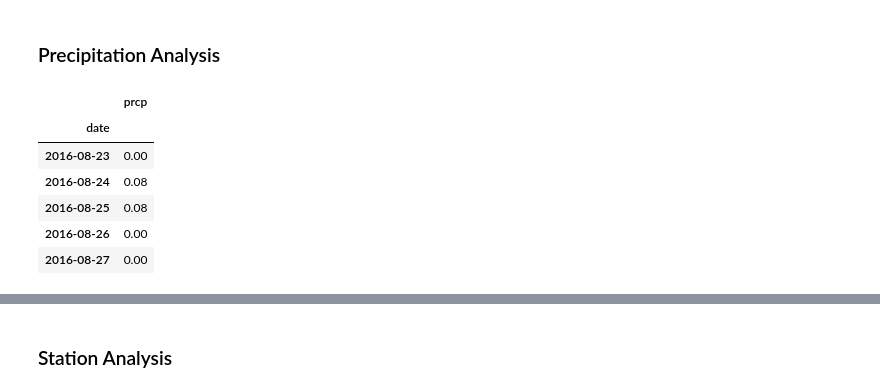
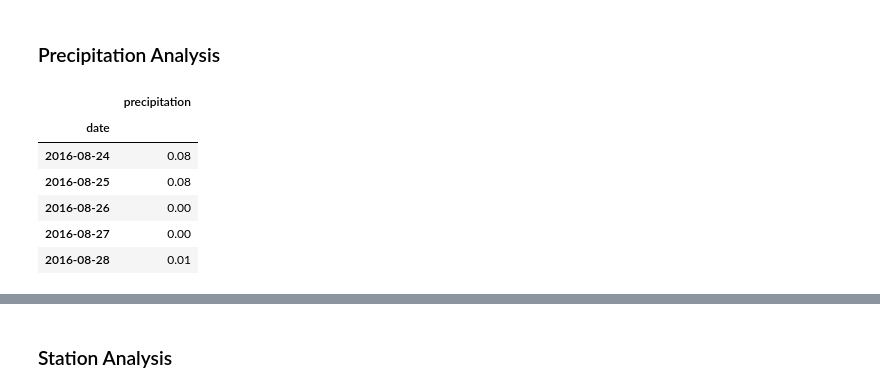
Before and after one commit to williamsongigi69/sqlalchemy-challenge, a Jupyter notebook: climate_analysis.ipynb, the cells around one changed output, grey strips where cells are left out. Saved outputs shown, nothing was run; the diff lists cells and outputs as text; code cells hidden in the pictures.

```diff
--- a/climate_analysis.ipynb
+++ b/climate_analysis.ipynb
@@ -58,12 +45,13 @@ pre_df['date'] = pd.to_datetime(pre_df['date'])
-# %%
-prec_df = pre_df.set_index('date')
-prec_df.head()
-# %% [output]
-|  | prcp |
-| date |  |
-| 2016-08-23 | 0.00 |
-| 2016-08-24 | 0.08 |
-| 2016-08-25 | 0.08 |
-| 2016-08-26 | 0.00 |
-| 2016-08-27 | 0.00 |
+# %%
+precip_df = precip_df.set_index('date')                                      # reindexes dataframe by date
+precip_df.rename(columns = {'prcp': 'precipitation'}, inplace=True)          # renames column for legend
+precip_df.head()
+# %% [output]
+|  | precipitation |
+| date |  |
+| 2016-08-24 | 0.08 |
+| 2016-08-25 | 0.08 |
+| 2016-08-26 | 0.00 |
+| 2016-08-27 | 0.00 |
+| 2016-08-28 | 0.01 |
 # %%
```
Also changed, not shown: parts of 15 cells of this notebook, 2 other files.
